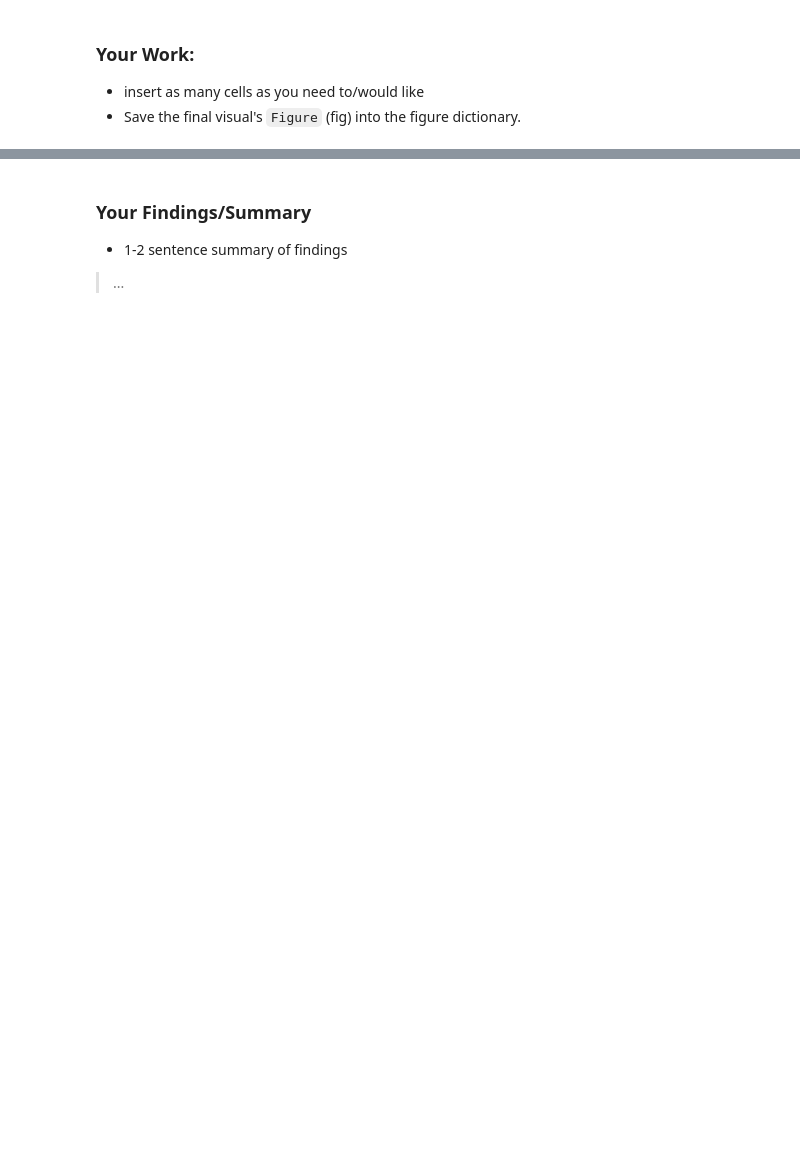
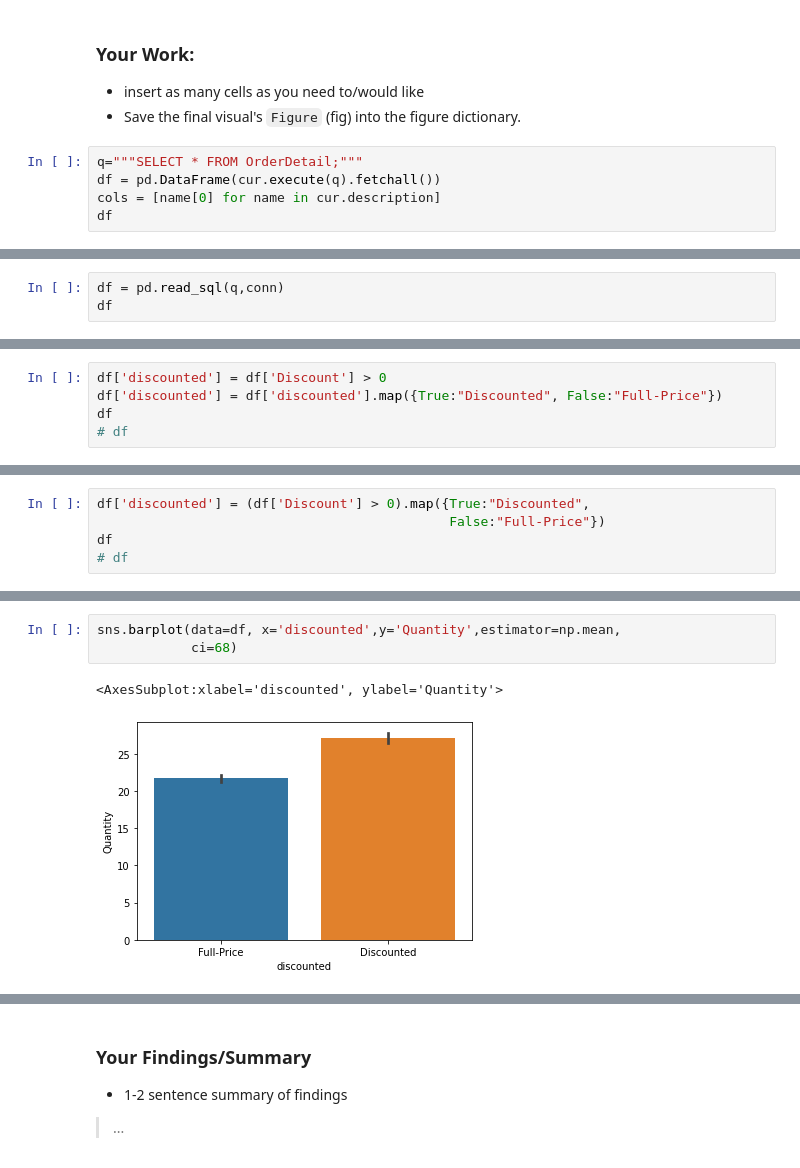
Before and after one commit to flatiron-school/ds-flex-SQL-and-visualizations-practice, a Jupyter notebook: student.ipynb, the cells around one changed output, grey strips where cells are left out. Saved outputs shown, nothing was run; the diff lists cells and outputs as text; blank space fills up the shorter version.

```diff
--- a/student.ipynb
+++ b/student.ipynb
@@ -131,3 +158,8 @@ figures ={}
 ### Your Work:
 - insert as many cells as you need to/would like
 - Save the final visual's `Figure` (fig) into the figure dictionary.
+# %%
+q="""SELECT * FROM OrderDetail;"""
+df = pd.DataFrame(cur.execute(q).fetchall())
+cols = [name[0] for name in cur.description]
+df
@@ -133,0 +180,3 @@ figures ={}
+# %%
+df = pd.read_sql(q,conn)
+df
@@ -133,0 +212,5 @@ figures ={}
+# %%
+df['discounted'] = df['Discount'] > 0
+df['discounted'] = df['discounted'].map({True:"Discounted", False:"Full-Price"})
+df
+# df
@@ -133,0 +231,5 @@ figures ={}
+# %%
+df['discounted'] = (df['Discount'] > 0).map({True:"Discounted",
+                                             False:"Full-Price"})
+df
+# df
@@ -133,0 +250,6 @@ figures ={}
+# %%
+sns.barplot(data=df, x='discounted',y='Quantity',estimator=np.mean,
+            ci=68)
+# %% [output]
+<AxesSubplot:xlabel='discounted', ylabel='Quantity'>
+[figure, added]
```
Also changed, not shown: parts of 26 cells of this notebook.
